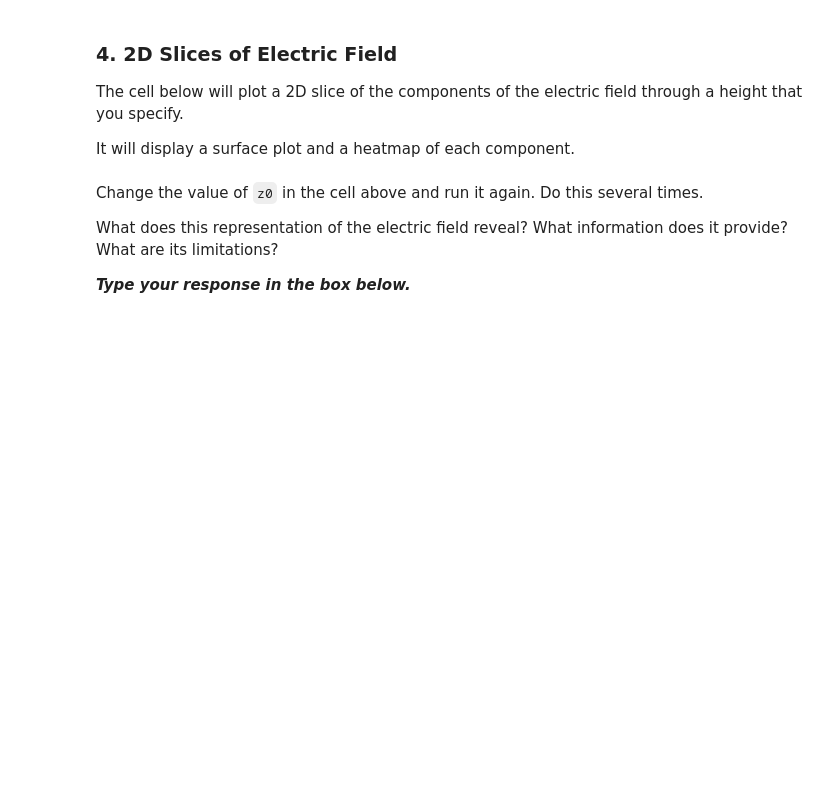
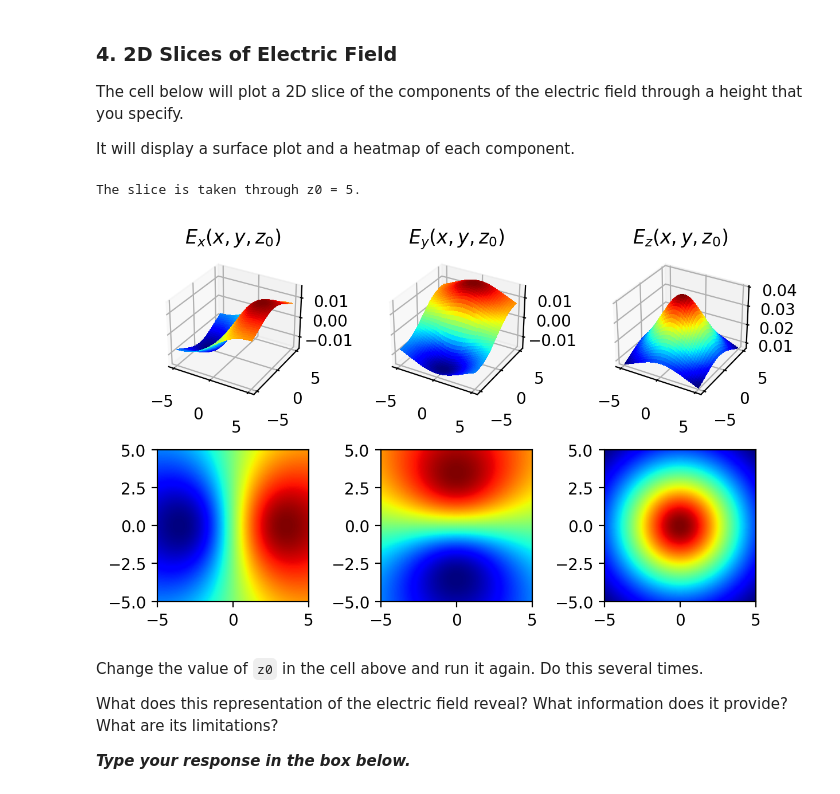
Before and after one commit to dr-kinder/electrodynamics, a Jupyter notebook: week-01/01-visualizing-fields.ipynb, the cells around one changed output. Cells and saved outputs as stored; diff of their text form; code cells hidden in the pictures; blank space fills up the shorter version.

```diff
--- a/week-01/01-visualizing-fields.ipynb
+++ b/week-01/01-visualizing-fields.ipynb
@@ -213,7 +231,7 @@ The cell below will plot a 2D slice of the components of the electric field thro
 It will display a surface plot and a heatmap of each component.
 # %%
 # Choose z-coordinate index for slices.
-z0 = 150
+z0 = 200
 z_val = Z[x0,y0,z0]
 
 print("The slice is taken through z0 = %g." % z_val)
@@ -231,33 +249,36 @@ fig = plt.figure(dpi=200)
 ax = fig.add_subplot(2,3,1, projection='3d')
 ax.plot_surface(x,y,ex, cmap='jet', antialiased=False, linewidth=0)
 ax.set_title(r"$E_x(x,y,z_0)$")
 
 ax = fig.add_subplot(2,3,2, projection='3d')
 ax.plot_surface(x,y,ey, cmap='jet', antialiased=False, linewidth=0)
 ax.set_title(r"$E_y(x,y,z_0)$")
 
 ax = fig.add_subplot(2,3,3, projection='3d')
 ax.plot_surface(x,y,ez, cmap='jet', antialiased=False, linewidth=0)
 ax.set_title(r"$E_z(x,y,z_0)$")
 
 # Heatmaps
 ax = fig.add_subplot(2,3,4)
 image = ax.pcolormesh(x,y,ex, shading='gouraud', cmap='jet')
 ax.axis('scaled')
 
 ax = fig.add_subplot(2,3,5)
 image = ax.pcolormesh(x,y,ey, shading='gouraud', cmap='jet')
 ax.axis('scaled')
 
 ax = fig.add_subplot(2,3,6)
 image = ax.pcolormesh(x,y,ez, shading='gouraud', cmap='jet')
 ax.axis('scaled')
 
 fig.tight_layout()
 
 # image = ax.pcolormesh(x,y,v, shading='gouraud', cmap='jet')
 # plt.colorbar(image, use_gridspec=True)
 # ax.axis('scaled')
+# %% [output]
+The slice is taken through z0 = 5.
+[figure, added]
 # %% [markdown]
 Change the value of `z0` in the cell above and run it again.  Do this several times.
 
```
Also changed, not shown: parts of 12 cells of this notebook.
